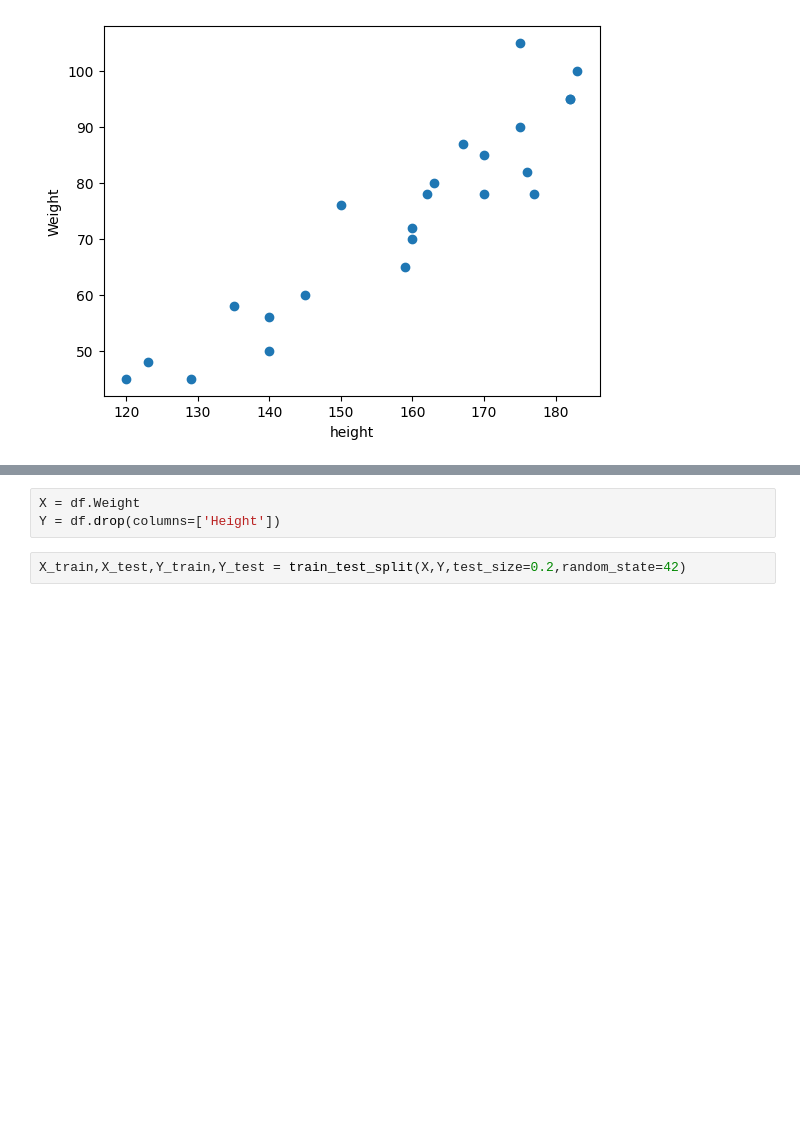
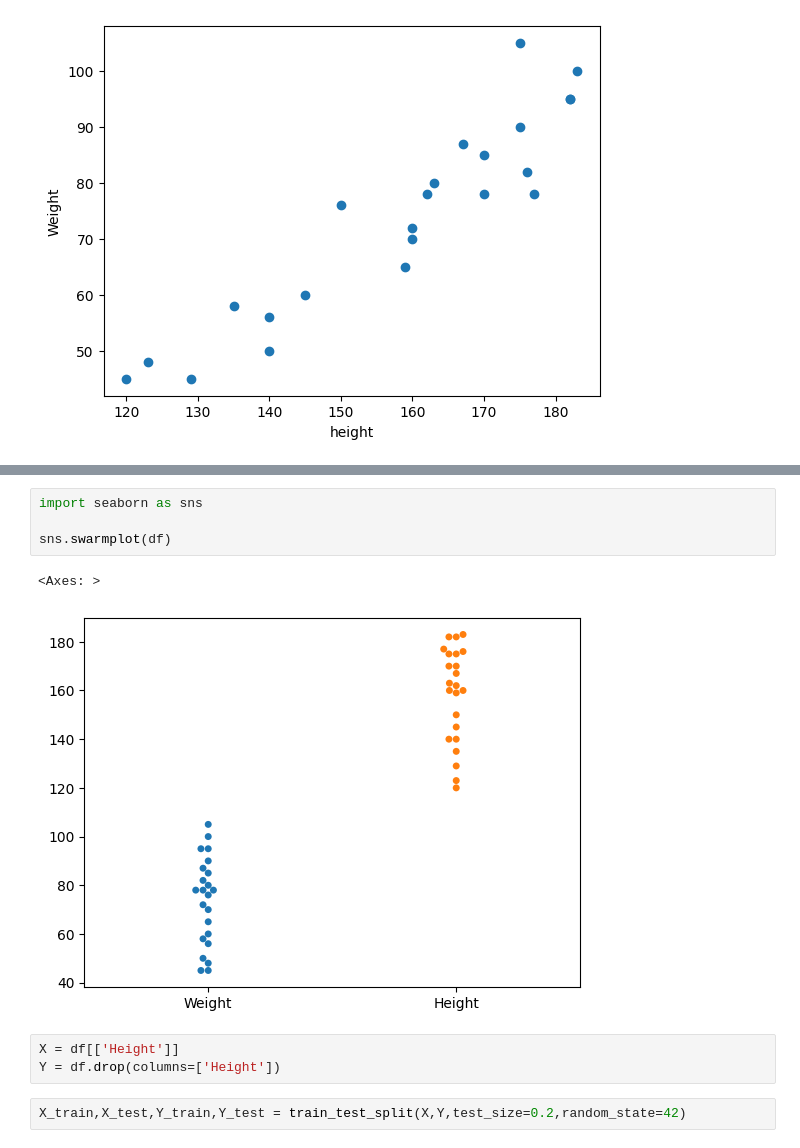
Before and after one commit to JJDataAnalyst-viz/Dataset, a Jupyter notebook: linearregression.ipynb, the cells around one changed output, grey strips where cells are left out. Saved outputs shown, nothing was run; the diff lists cells and outputs as text; blank space fills up the shorter version.

```diff
--- a/linearregression.ipynb
+++ b/linearregression.ipynb
@@ -33,5 +40,12 @@ Text(0.5, 0, 'height')
+# %%
+import seaborn as sns
+
+sns.swarmplot(df)
+# %% [output]
+<Axes: >
+[figure, added]
 # %%
-X = df.Weight
+X = df[['Height']]
 Y = df.drop(columns=['Height'])
 # %%
 X_train,X_test,Y_train,Y_test = train_test_split(X,Y,test_size=0.2,random_state=42)
```
Also changed, not shown: parts of 19 cells of this notebook, 3 other files.
